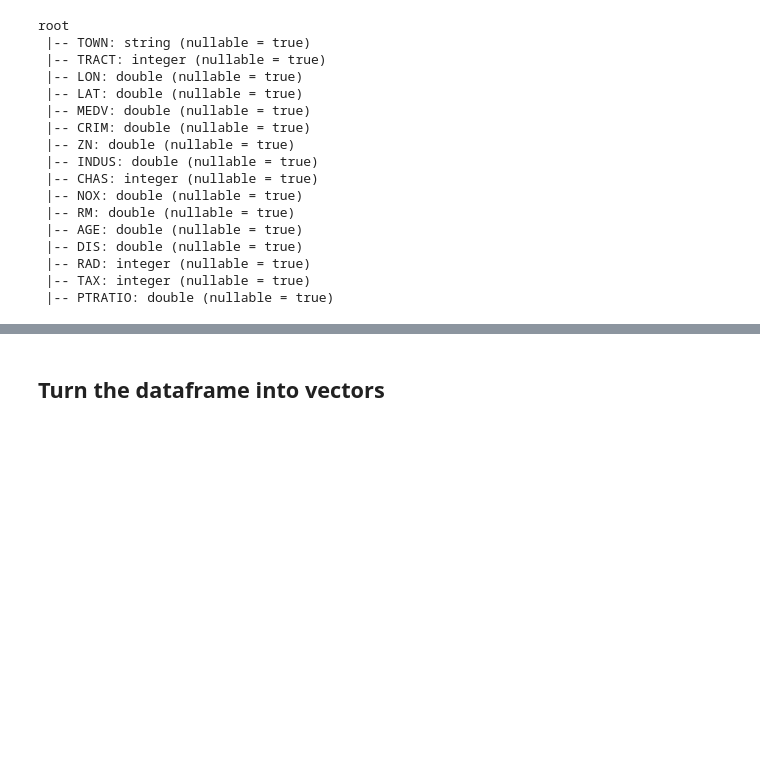
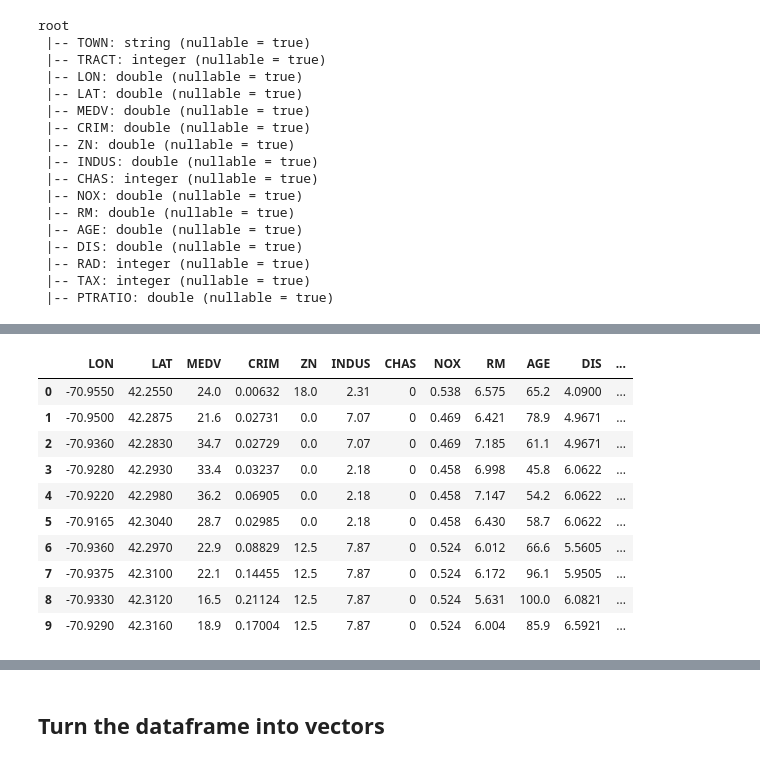
Before and after one commit to roitraining/SparkforDataEngineers, a Jupyter notebook: Ch05_RegressionAnalysis.ipynb, the cells around one changed output, grey strips where cells are left out. Saved outputs shown, nothing was run; the diff lists cells and outputs as text; code cells hidden in the pictures; blank space fills up the shorter version.

```diff
--- a/Ch05_RegressionAnalysis.ipynb
+++ b/Ch05_RegressionAnalysis.ipynb
@@ -63,0 +90,14 @@ print(df.columns)
+# %%
+display(pyh.StringIndexEncode(df, ['TOWN', 'TRACT']))
+# %% [output]
+|  | LON | LAT | MEDV | CRIM | ZN | INDUS | CHAS | NOX | RM | AGE | DIS | ... |
+| 0 | -70.9550 | 42.2550 | 24.0 | 0.00632 | 18.0 | 2.31 | 0 | 0.538 | 6.575 | 65.2 | 4.0900 | ... |
+| 1 | -70.9500 | 42.2875 | 21.6 | 0.02731 | 0.0 | 7.07 | 0 | 0.469 | 6.421 | 78.9 | 4.9671 | ... |
+| 2 | -70.9360 | 42.2830 | 34.7 | 0.02729 | 0.0 | 7.07 | 0 | 0.469 | 7.185 | 61.1 | 4.9671 | ... |
+| 3 | -70.9280 | 42.2930 | 33.4 | 0.03237 | 0.0 | 2.18 | 0 | 0.458 | 6.998 | 45.8 | 6.0622 | ... |
+| 4 | -70.9220 | 42.2980 | 36.2 | 0.06905 | 0.0 | 2.18 | 0 | 0.458 | 7.147 | 54.2 | 6.0622 | ... |
+| 5 | -70.9165 | 42.3040 | 28.7 | 0.02985 | 0.0 | 2.18 | 0 | 0.458 | 6.430 | 58.7 | 6.0622 | ... |
+| 6 | -70.9360 | 42.2970 | 22.9 | 0.08829 | 12.5 | 7.87 | 0 | 0.524 | 6.012 | 66.6 | 5.5605 | ... |
+| 7 | -70.9375 | 42.3100 | 22.1 | 0.14455 | 12.5 | 7.87 | 0 | 0.524 | 6.172 | 96.1 | 5.9505 | ... |
+| 8 | -70.9330 | 42.3120 | 16.5 | 0.21124 | 12.5 | 7.87 | 0 | 0.524 | 5.631 | 100.0 | 6.0821 | ... |
+| 9 | -70.9290 | 42.3160 | 18.9 | 0.17004 | 12.5 | 7.87 | 0 | 0.524 | 6.004 | 85.9 | 6.5921 | ... |
```
Also changed, not shown: parts of 13 cells of this notebook, 1 other file.
